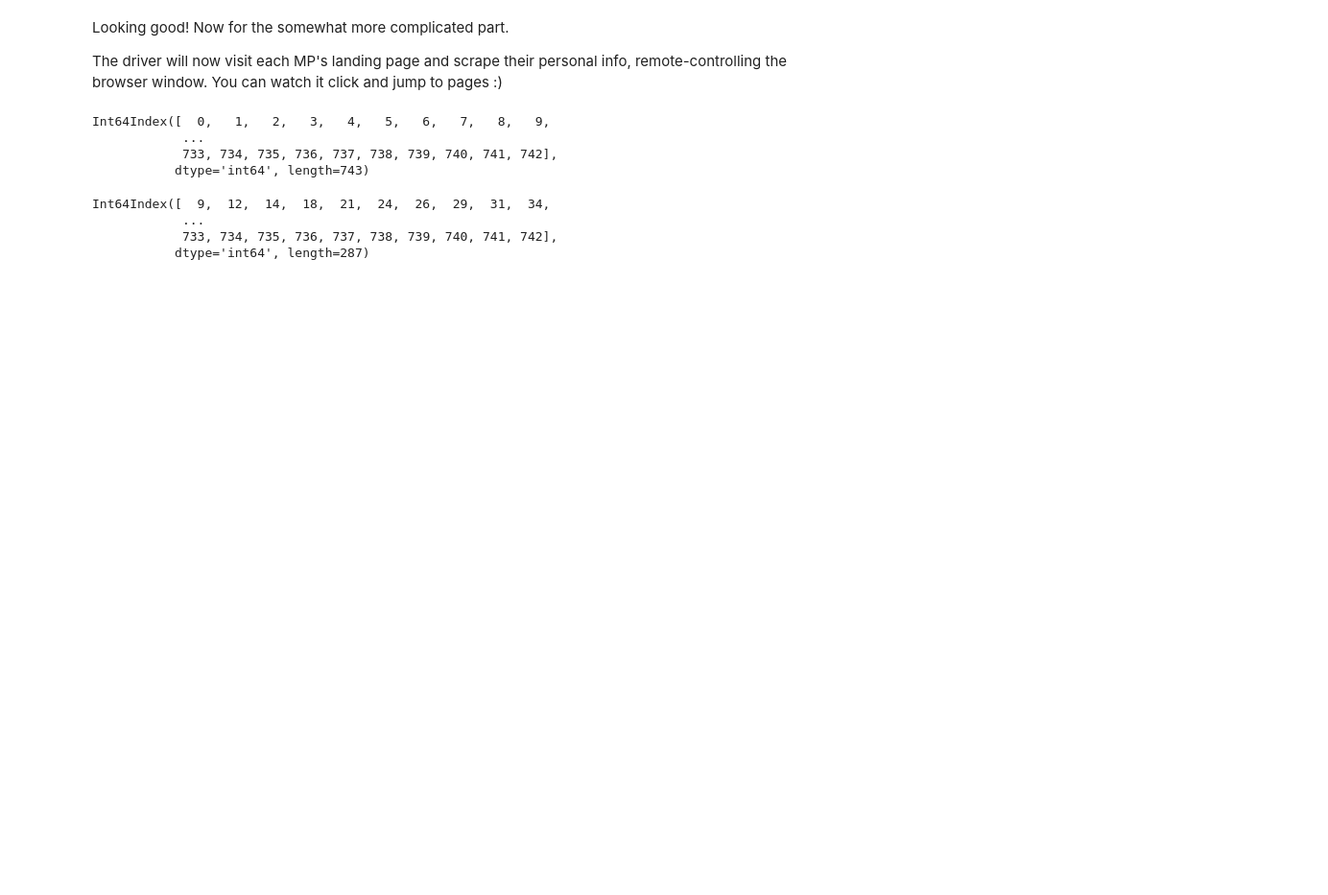
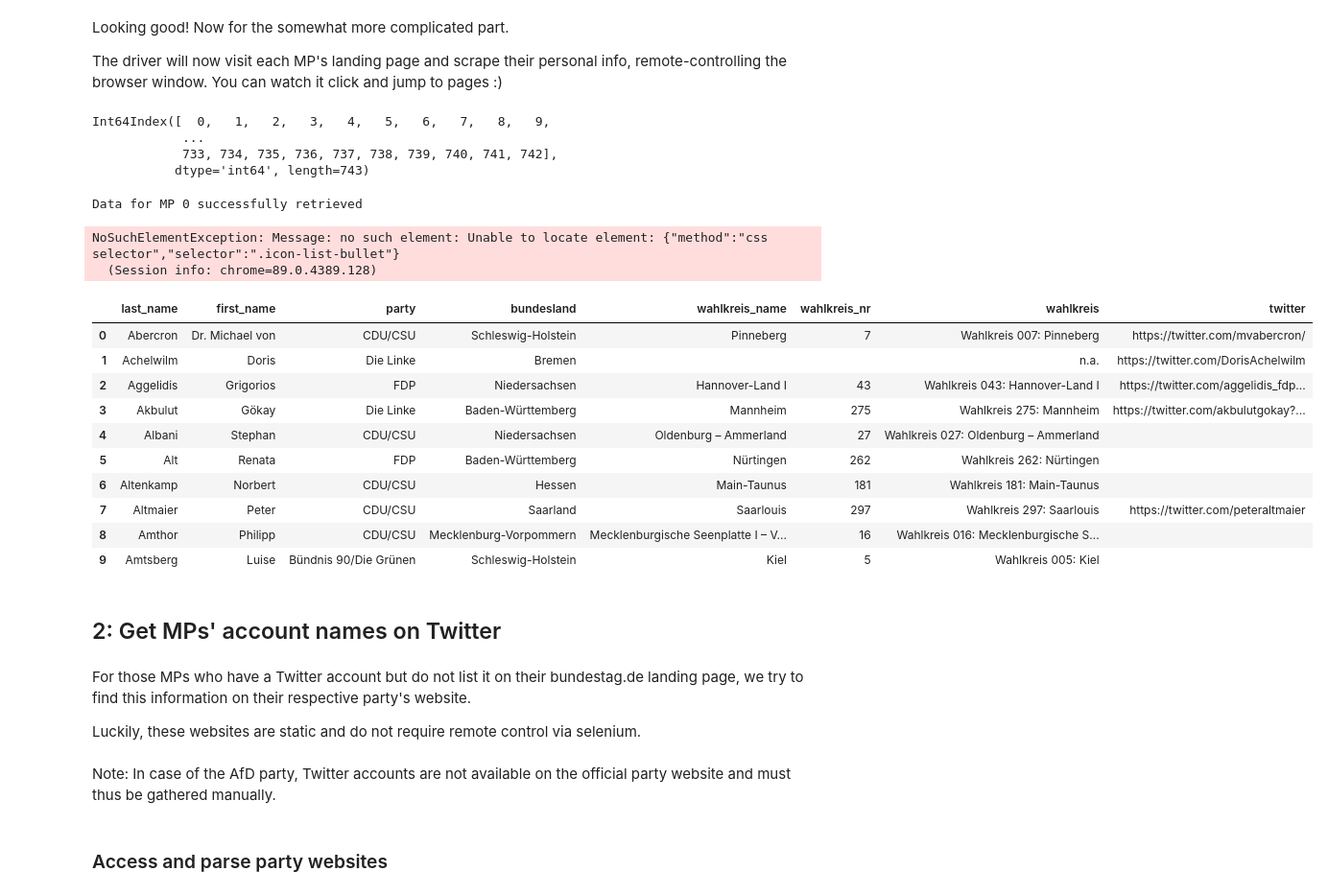
Before and after one commit to lisa-wm/consulting, a Jupyter notebook: 1_scraping/scripts_python/scraping_python.ipynb, the cells around one changed output. Shown at 96% size. Cells and saved outputs as stored; diff of their text form; code cells hidden in the pictures; blank space fills up the shorter version.

```diff
--- a/1_scraping/scripts_python/scraping_python.ipynb
+++ b/1_scraping/scripts_python/scraping_python.ipynb
@@ -145,14 +159,6 @@ Int64Index([  0,   1,   2,   3,   4,   5,   6,   7,   8,   9,
             ...
             733, 734, 735, 736, 737, 738, 739, 740, 741, 742],
            dtype='int64', length=743)
-# %%
-abg_range = abg_df.index[abg_df['bundesland'].isnull()]
-abg_range
-# %% [output]
-Int64Index([  9,  12,  14,  18,  21,  24,  26,  29,  31,  34,
-            ...
-            733, 734, 735, 736, 737, 738, 739, 740, 741, 742],
-           dtype='int64', length=287)
 # %%
 for abg in abg_range:
 
@@ -212,3 +218,31 @@ for abg in abg_range:
         abg_range = abg_df.index[abg_df['bundesland'].isnull()]
 
 ctypes.windll.user32.MessageBoxW(0, "MP data successfully scraped", "Progress Report")
+# %% [output]
+Data for MP 0 successfully retrieved
+NoSuchElementException: Message: no such element: Unable to locate element: {"method":"css selector","selector":".icon-list-bullet"}
+  (Session info: chrome=89.0.4389.128)
+# %%
+abg_df.head(10)
+# %% [output]
+|  | last_name | first_name | party | bundesland | wahlkreis_name | wahlkreis_nr | wahlkreis | twitter |
+| 0 | Abercron | Dr. Michael von | CDU/CSU | Schleswig-Holstein | Pinneberg | 7 | Wahlkreis 007: Pinneberg | https://twitter.com/mvabercron/ |
+| 1 | Achelwilm | Doris | Die Linke | Bremen |  |  | n.a. | https://twitter.com/DorisAchelwilm |
+| 2 | Aggelidis | Grigorios | FDP | Niedersachsen | Hannover-Land I | 43 | Wahlkreis 043: Hannover-Land I | https://twitter.com/aggelidis_fdp... |
+| 3 | Akbulut | Gökay | Die Linke | Baden-Württemberg | Mannheim | 275 | Wahlkreis 275: Mannheim | https://twitter.com/akbulutgokay?... |
+| 4 | Albani | Stephan | CDU/CSU | Niedersachsen | Oldenburg – Ammerland | 27 | Wahlkreis 027: Oldenburg – Ammerland |  |
+| 5 | Alt | Renata | FDP | Baden-Württemberg | Nürtingen | 262 | Wahlkreis 262: Nürtingen |  |
+| 6 | Altenkamp | Norbert | CDU/CSU | Hessen | Main-Taunus | 181 | Wahlkreis 181: Main-Taunus |  |
+| 7 | Altmaier | Peter | CDU/CSU | Saarland | Saarlouis | 297 | Wahlkreis 297: Saarlouis | https://twitter.com/peteraltmaier |
+| 8 | Amthor | Philipp | CDU/CSU | Mecklenburg-Vorpommern | Mecklenburgische Seenplatte I – V... | 16 | Wahlkreis 016: Mecklenburgische S... |  |
+| 9 | Amtsberg | Luise | Bündnis 90/Die Grünen | Schleswig-Holstein | Kiel | 5 | Wahlkreis 005: Kiel |  |
+# %% [markdown]
+## 2: Get MPs' account names on Twitter
+# %% [markdown]
+For those MPs who have a Twitter account but do not list it on their bundestag.de landing page, we try to find this information on their respective party's website.
+
+Luckily, these websites are static and do not require remote control via selenium.
+# %% [markdown]
+Note: In case of the AfD party, Twitter accounts are not available on the official party website and must thus be gathered manually.
+# %% [markdown]
+### Access and parse party websites
```
Also changed, not shown: parts of 41 cells of this notebook, 1 other file.
